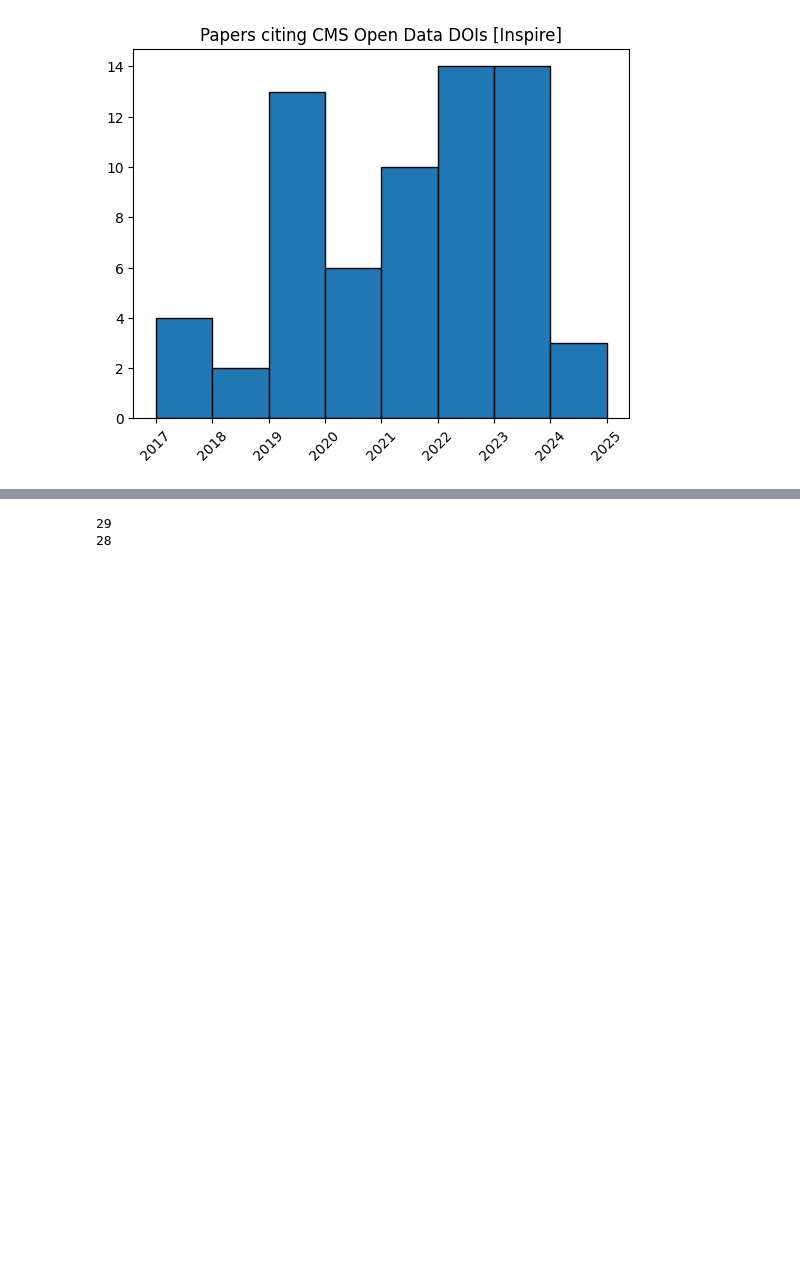
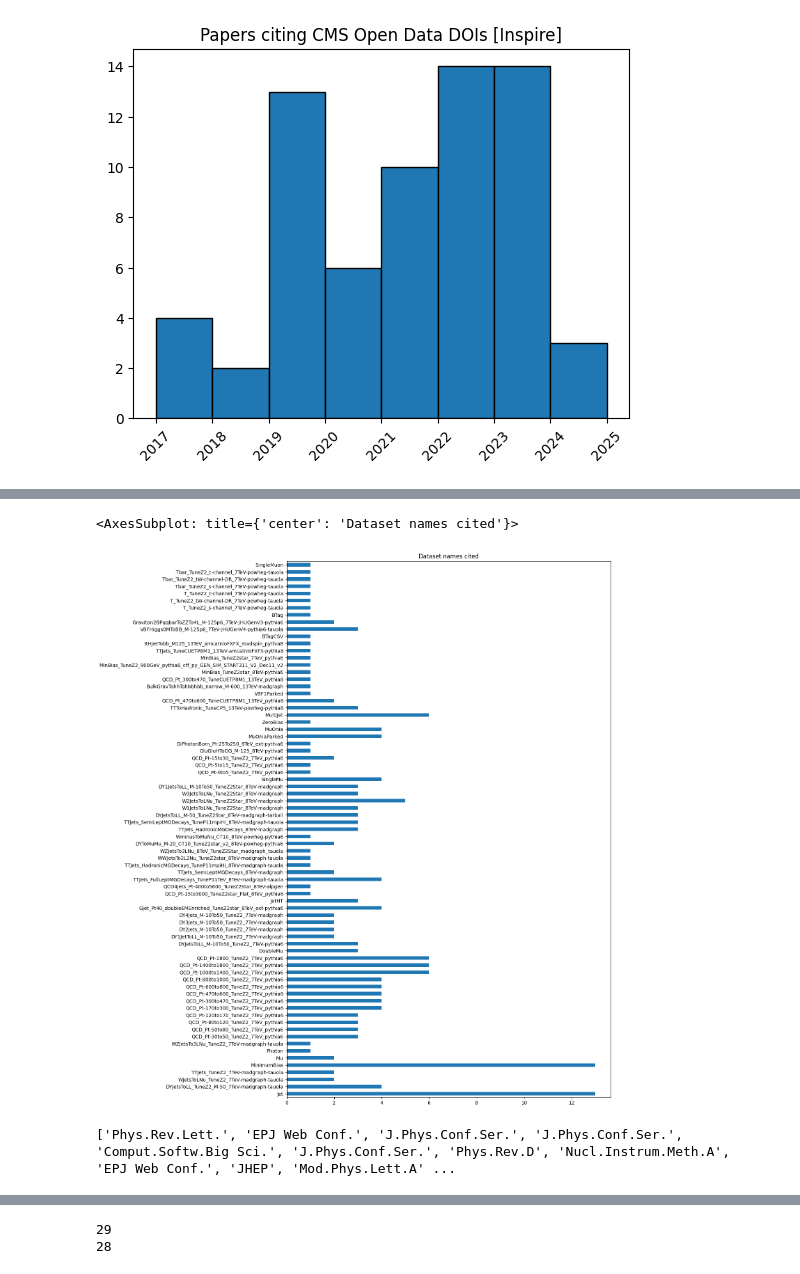
Before and after one commit to cms-dpoa/data-usage, a Jupyter notebook: publications.ipynb, the cells around one changed output, grey strips where cells are left out. Drawn from its saved outputs; the diff is of its cells as text; code cells hidden in the pictures; blank space fills up the shorter version.

```diff
--- a/publications.ipynb
+++ b/publications.ipynb
@@ -320,0 +355,16 @@ Name: codp_recids, Length: 66, dtype: object
+# %%
+pd.Series(dataset_names).value_counts(sort=False).plot(
+    kind='barh',
+    title='Dataset names cited',
+    figsize=(12,20)
+)
+# %% [output]
+<AxesSubplot: title={'center': 'Dataset names cited'}>
+[figure, added]
+# %%
+publications = idf['publication'].values
+publications = [p for p in publications if p]
+
+print(publications)
+# %% [output]
+['Phys.Rev.Lett.', 'EPJ Web Conf.', 'J.Phys.Conf.Ser.', 'J.Phys.Conf.Ser.', 'Comput.Softw.Big Sci.', 'J.Phys.Conf.Ser.', 'Phys.Rev.D', 'Nucl.Instrum.Meth.A', 'EPJ Web Conf.', 'JHEP', 'Mod.Phys.Lett.A' ...
```
Also changed, not shown: parts of 23 cells of this notebook.
